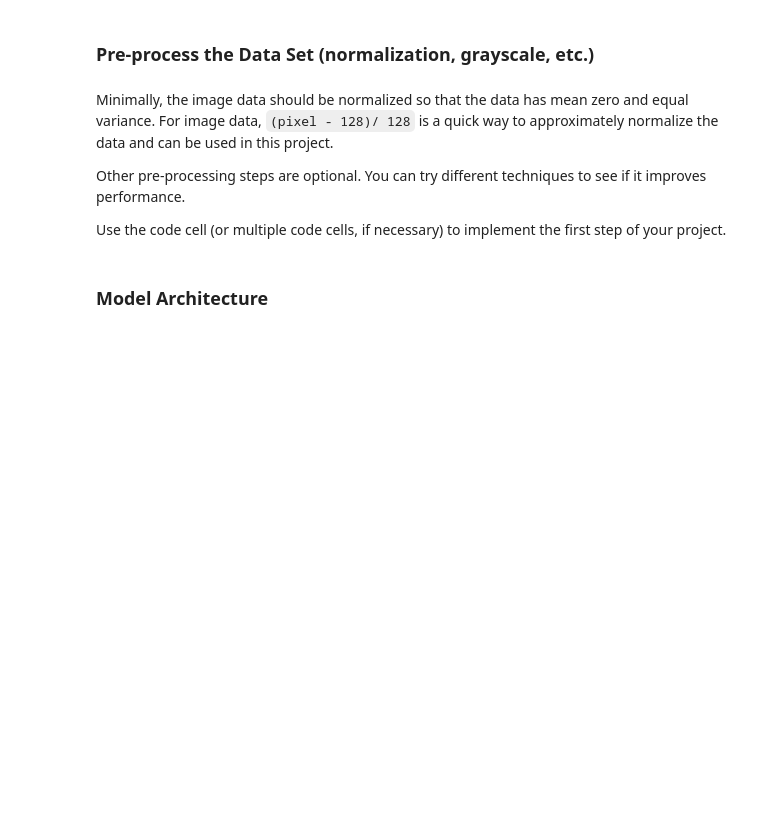
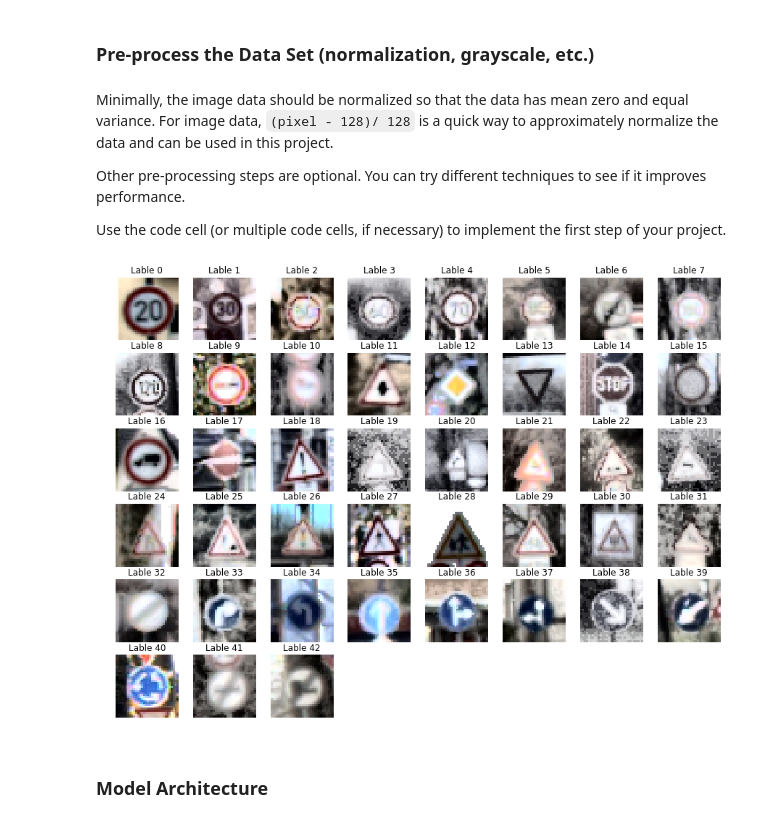
Before and after one commit to sethlsx/CarND-Traffic-Sign-Classifier-Project, a Jupyter notebook: Traffic_Sign_Classifier.ipynb, the cells around one changed output. Drawn from its saved outputs; the diff is of its cells as text; code cells hidden in the pictures; blank space fills up the shorter version.

```diff
--- a/Traffic_Sign_Classifier.ipynb
+++ b/Traffic_Sign_Classifier.ipynb
@@ -165,34 +165,36 @@ def preprocess(x):
     for i in range(x.shape[0]):
         #plt.imshow(x[i])
         img = x[i]
         ycrcb = cv2.cvtColor(img,cv2.COLOR_RGB2YCR_CB)
         channels = cv2.split(ycrcb)
         #print(img.shape)
         cv2.equalizeHist(channels[0], channels[0])
         cv2.merge(channels, ycrcb)
         cv2.cvtColor(ycrcb, cv2.COLOR_YCR_CB2RGB, img)
         #img = img[:, np.newaxis]
         #print(img.shape)
         #plt.imshow(img)
         images.append(img)
         #print(i)
     images = np.array(images)
     images = np.int32(images)
     iamges = (images - 128) / 128
     #print(images.shape)
     return images
 X_train_n = preprocess(X_train)
 X_valid_n = preprocess(X_valid)
 X_test_n = preprocess(X_test)
-#display_image_and_labels(X_train_n, y_train)
+display_image_and_labels(X_train_n, y_train)
 #X_train_n = np.int32(X_train_p)
 #X_valid_n = np.int32(X_valid_p)
 #X_test_n = np.int32(X_test_p)
 
 #X_train_n = (X_train_n - 128) / 128
 #print(X_train_n[0][0])
 #X_valid_n = (X_valid_n - 128) / 128
 #X_test_n = (X_test_n - 128) / 128
+# %% [output]
+[figure, added]
 # %% [markdown]
 ### Model Architecture
 # %%
```
Also changed, not shown: parts of 11 cells of this notebook, 5 other files.
